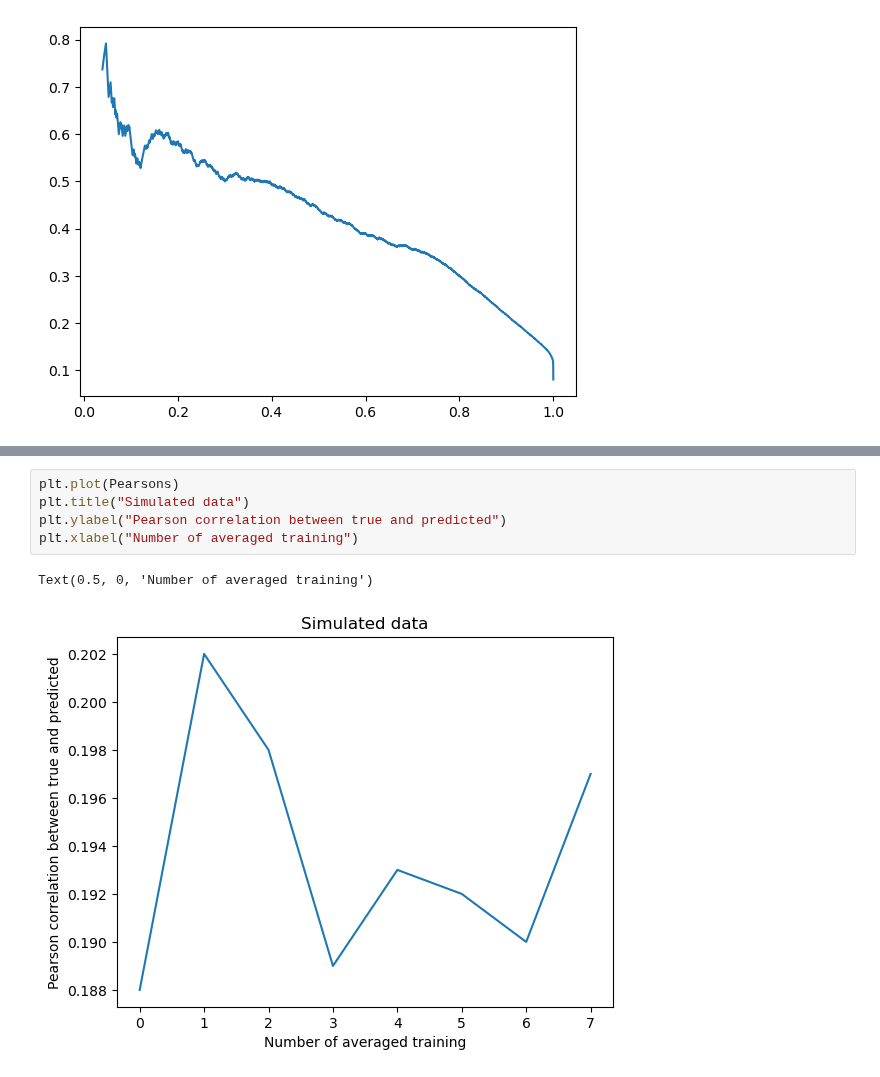
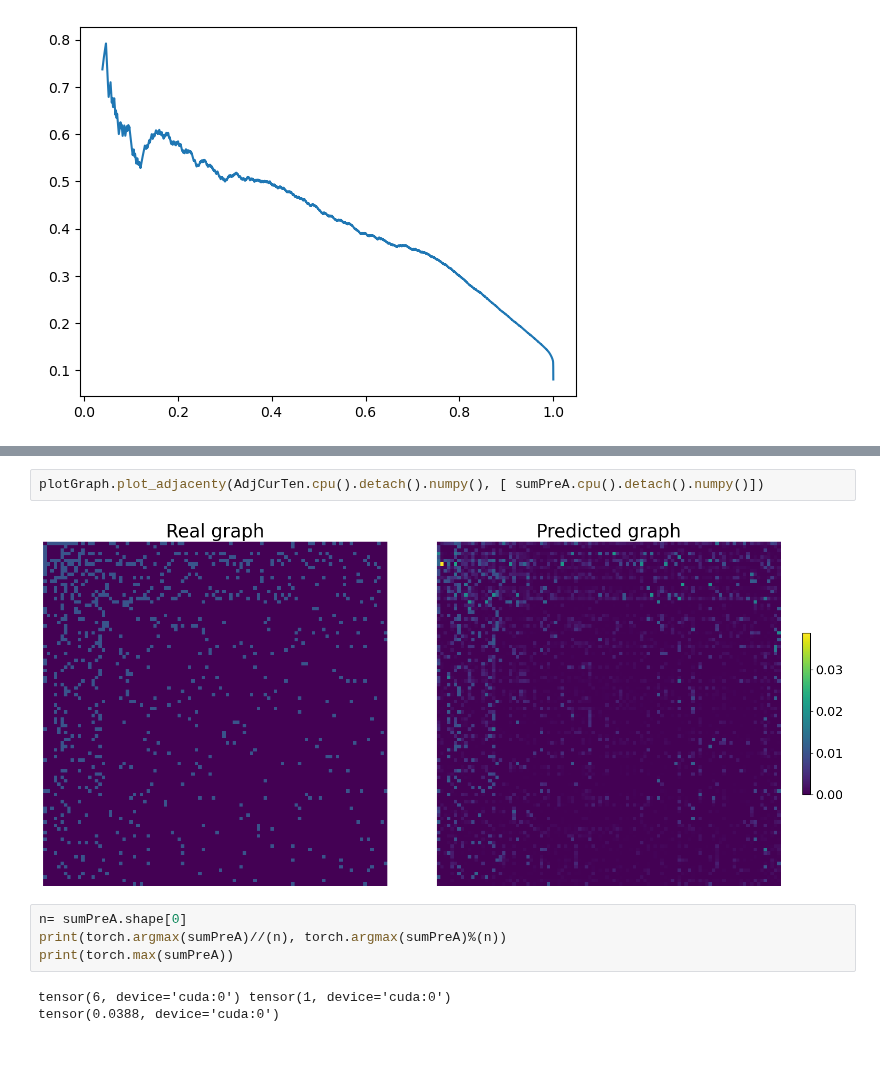
Before and after one commit to bizhili/Topology_Learning_Epis, a Jupyter notebook: test_multi_cities_no_att_origin.ipynb, the cells around one changed output, grey strips where cells are left out. Saved outputs shown, nothing was run; the diff lists cells and outputs as text.

```diff
--- a/test_multi_cities_no_att_origin.ipynb
+++ b/test_multi_cities_no_att_origin.ipynb
@@ -481,8 +487,11 @@ for i in preAs:
-# %%
-plt.plot(Pearsons)
-plt.title("Simulated data")
-plt.ylabel("Pearson correlation between true and predicted")
-plt.xlabel("Number of averaged training")
-# %% [output]
-Text(0.5, 0, 'Number of averaged training')
-[figure, removed]
+# %%
+plotGraph.plot_adjacenty(AdjCurTen.cpu().detach().numpy(), [ sumPreA.cpu().detach().numpy()])
+# %% [output]
+[figure, added]
+# %%
+n= sumPreA.shape[0]
+print(torch.argmax(sumPreA)//(n), torch.argmax(sumPreA)%(n))
+print(torch.max(sumPreA))
+# %% [output]
+tensor(6, device='cuda:0') tensor(1, device='cuda:0')
+tensor(0.0388, device='cuda:0')
```
Also changed, not shown: parts of 10 cells of this notebook, 5 other files.
